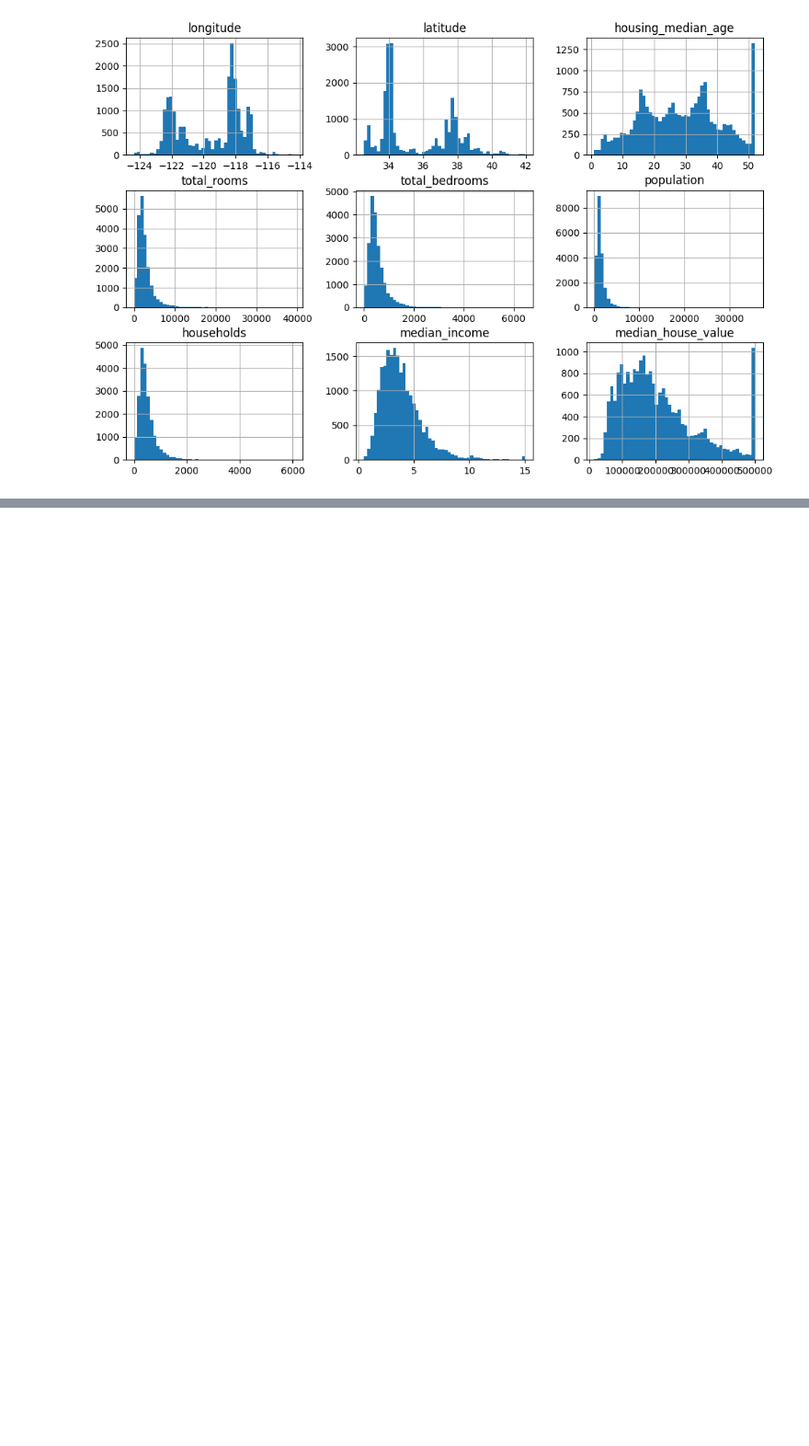
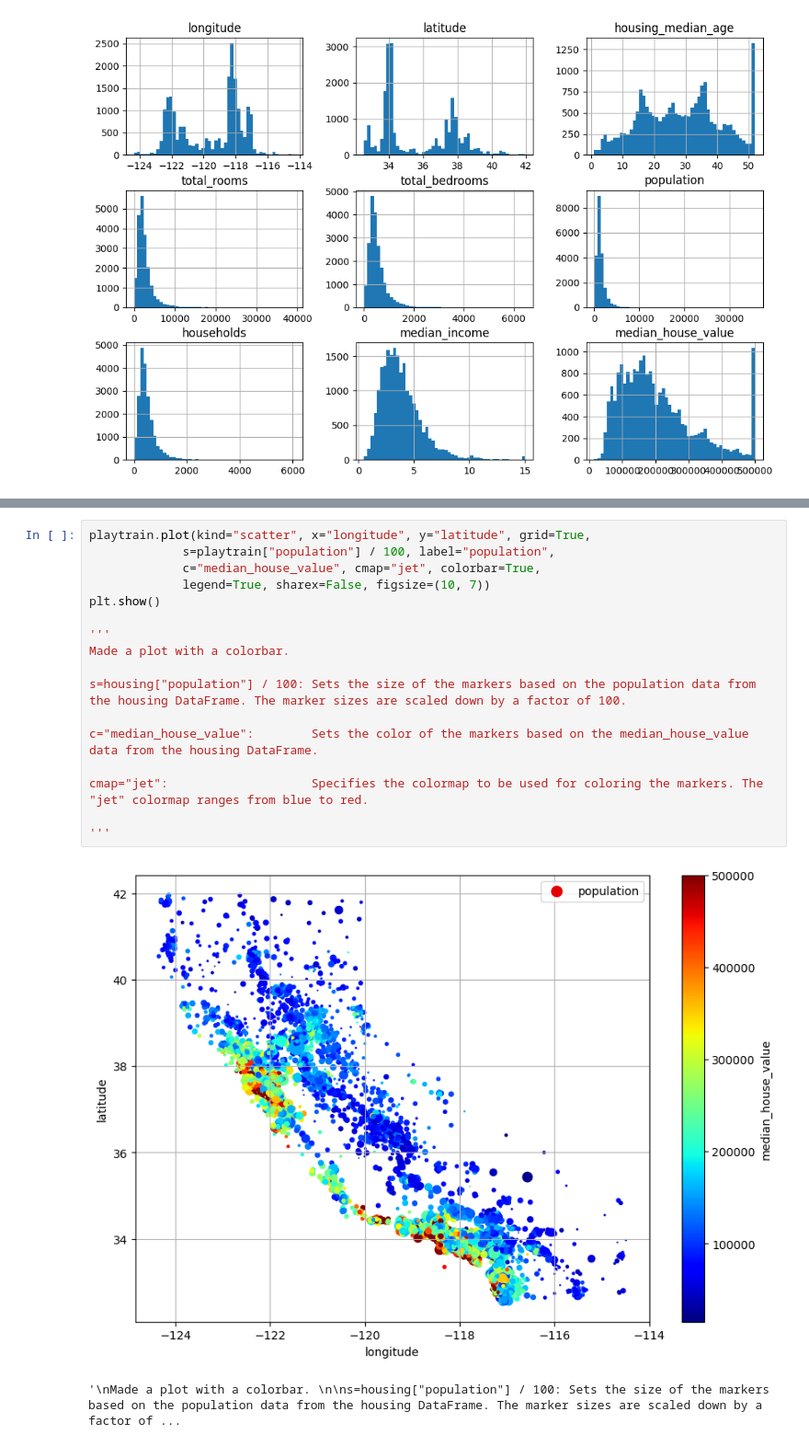
Before and after one commit to yyusufcoskun/homl-end2end, a Jupyter notebook: main.ipynb, the cells around one changed output, grey strips where cells are left out. Shown: that part at 92% size. Saved outputs shown, nothing was run; the diff lists cells and outputs as text; blank space fills up the shorter version.

```diff
--- a/main.ipynb
+++ b/main.ipynb
@@ -88,0 +129,20 @@ plt.show()
+# %%
+playtrain.plot(kind="scatter", x="longitude", y="latitude", grid=True,
+             s=playtrain["population"] / 100, label="population",
+             c="median_house_value", cmap="jet", colorbar=True,
+             legend=True, sharex=False, figsize=(10, 7))
+plt.show()
+
+'''
+Made a plot with a colorbar.
+
+s=housing["population"] / 100: Sets the size of the markers based on the population data from the housing DataFrame. The marker sizes are scaled down by a factor of 100.
+
+c="median_house_value":        Sets the color of the markers based on the median_house_value data from the housing DataFrame.
+
+cmap="jet":                    Specifies the colormap to be used for coloring the markers. The "jet" colormap ranges from blue to red.
+
+'''
+# %% [output]
+[figure, added]
+'\nMade a plot with a colorbar. \n\ns=housing["population"] / 100: Sets the size of the markers based on the population data from the housing DataFrame. The marker sizes are scaled down by a factor of ...
```
Also changed, not shown: parts of 12 cells of this notebook.
